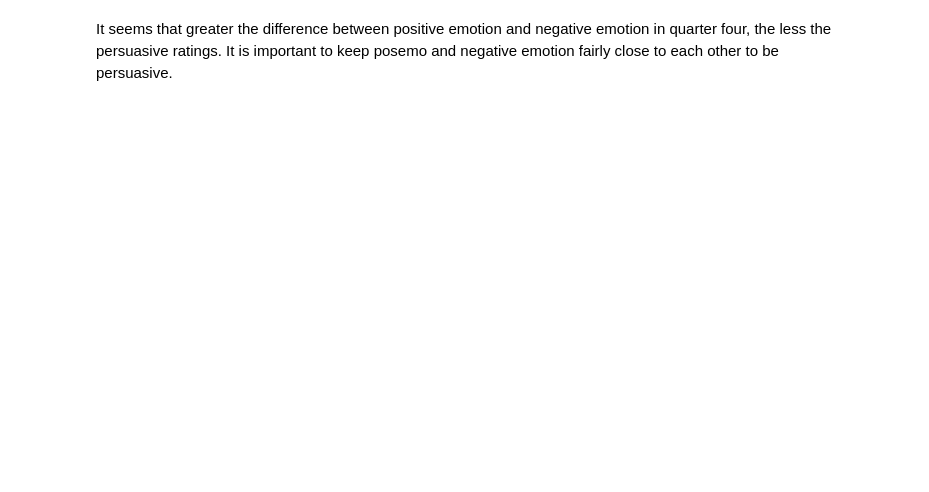
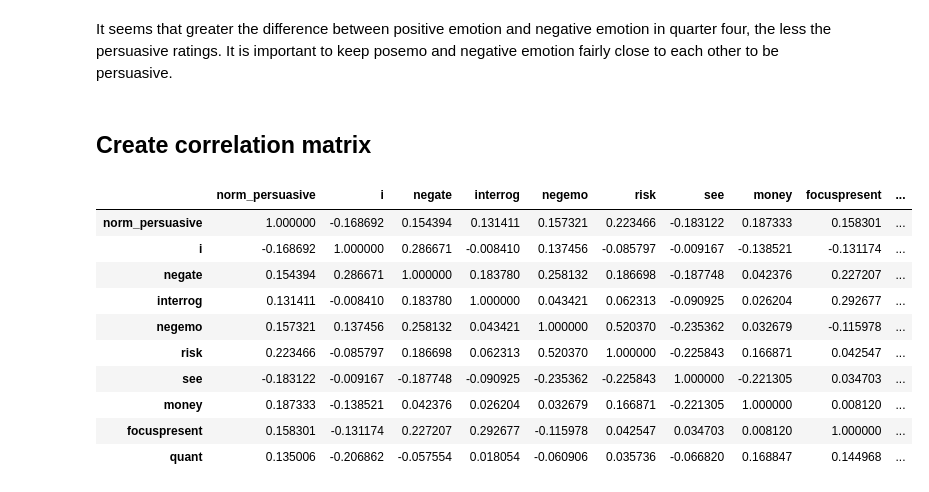
Before and after one commit to owentemple/TED-talks, a Jupyter notebook: notebooks/find-important-features-in-persuasion.ipynb, the cells around one changed output. Saved outputs shown, nothing was run; the diff lists cells and outputs as text; code cells hidden in the pictures; blank space fills up the shorter version.

Commit message:
add correlation matrix between persuasion and LIWC variables

```diff
--- a/notebooks/find-important-features-in-persuasion.ipynb
+++ b/notebooks/find-important-features-in-persuasion.ipynb
@@ -229,3 +229,19 @@ Warnings:
 [1] Standard Errors assume that the covariance matrix of the errors is correctly specified.
 # %% [markdown]
 It seems that greater the difference between positive emotion and negative emotion in quarter four, the less the persuasive ratings.  It is important to keep posemo and negative emotion fairly close to each other to be persuasive.
+# %% [markdown]
+## Create correlation matrix
+# %%
+df[['norm_persuasive','i', 'negate','interrog','negemo','risk', 'see', 'money', 'focuspresent', 'quant']].corr()
+# %% [output]
+|  | norm_persuasive | i | negate | interrog | negemo | risk | see | money | focuspresent | ... |
+| norm_persuasive | 1.000000 | -0.168692 | 0.154394 | 0.131411 | 0.157321 | 0.223466 | -0.183122 | 0.187333 | 0.158301 | ... |
+| i | -0.168692 | 1.000000 | 0.286671 | -0.008410 | 0.137456 | -0.085797 | -0.009167 | -0.138521 | -0.131174 | ... |
+| negate | 0.154394 | 0.286671 | 1.000000 | 0.183780 | 0.258132 | 0.186698 | -0.187748 | 0.042376 | 0.227207 | ... |
+| interrog | 0.131411 | -0.008410 | 0.183780 | 1.000000 | 0.043421 | 0.062313 | -0.090925 | 0.026204 | 0.292677 | ... |
+| negemo | 0.157321 | 0.137456 | 0.258132 | 0.043421 | 1.000000 | 0.520370 | -0.235362 | 0.032679 | -0.115978 | ... |
+| risk | 0.223466 | -0.085797 | 0.186698 | 0.062313 | 0.520370 | 1.000000 | -0.225843 | 0.166871 | 0.042547 | ... |
+| see | -0.183122 | -0.009167 | -0.187748 | -0.090925 | -0.235362 | -0.225843 | 1.000000 | -0.221305 | 0.034703 | ... |
+| money | 0.187333 | -0.138521 | 0.042376 | 0.026204 | 0.032679 | 0.166871 | -0.221305 | 1.000000 | 0.008120 | ... |
+| focuspresent | 0.158301 | -0.131174 | 0.227207 | 0.292677 | -0.115978 | 0.042547 | 0.034703 | 0.008120 | 1.000000 | ... |
+| quant | 0.135006 | -0.206862 | -0.057554 | 0.018054 | -0.060906 | 0.035736 | -0.066820 | 0.168847 | 0.144968 | ... |
```
Also changed, not shown: parts of 9 cells of this notebook.
